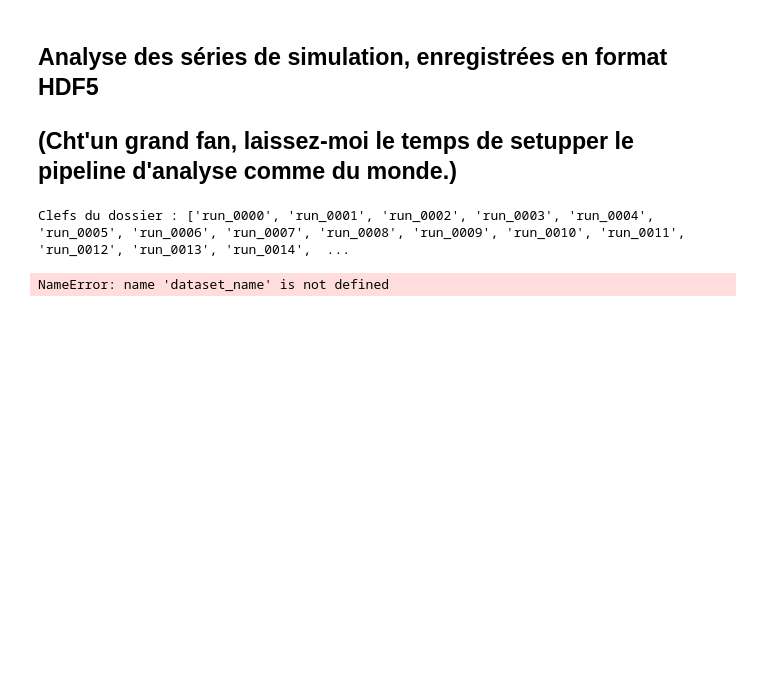
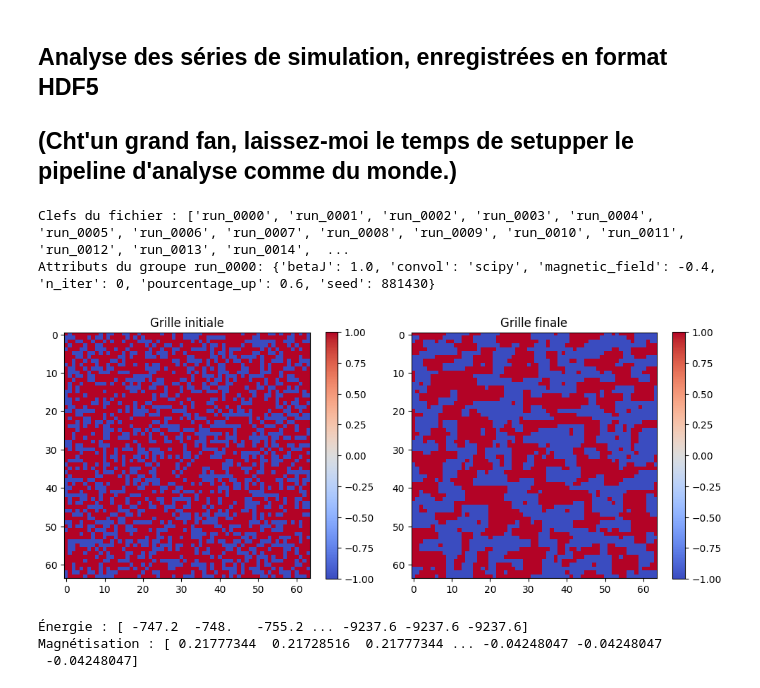
Before and after one commit to arlegare/physnum25, a Jupyter notebook: analyse.ipynb, the cells around one changed output. Saved outputs shown, nothing was run; the diff lists cells and outputs as text; code cells hidden in the pictures; blank space fills up the shorter version.

```diff
--- a/analyse.ipynb
+++ b/analyse.ipynb
@@ -7,12 +8,41 @@ data_folder = "data/" # Ne pas oublier le "/" après. Si en windows, c'est "\"
 ## Analyse des séries de simulation, enregistrées en format HDF5
 ## (Cht'un grand fan, laissez-moi le temps de setupper le pipeline d'analyse comme du monde.)
 # %%
+dataset_name = "run_0000"  # Remplacez par le nom du groupe que vous voulez lire
+
+data= {}
+
 with h5py.File(data_folder + "results.h5", "r") as file:
-    print("Clefs du dossier :", list(file.keys()))
+    print("Clefs du fichier :", list(file.keys()))
 
     if dataset_name in file:
-        data = file[dataset_name][:]
-        print(f"Clefs du jeu de données {dataset_name}:", data.keys())
+        group = file[dataset_name]
+        data= group
+        print(f"Attributs du groupe {dataset_name}:", dict(group.attrs))
+        initial_lattice = group["initial_lattice"][:]
+        final_lattice = group["final_lattice"][:]
+        energy = group["energy"][:]
+        magnetization = group["magnetization"][:]
+
+        plt.figure(figsize=(10, 4))
+        plt.subplot(1, 2, 1)
+        plt.title("Grille initiale")
+        plt.imshow(initial_lattice, cmap="coolwarm", interpolation="nearest")
+        plt.colorbar()
+        plt.subplot(1, 2, 2)
+        plt.title("Grille finale")
+        plt.imshow(final_lattice, cmap="coolwarm", interpolation="nearest")
+        plt.colorbar()
+        plt.tight_layout()
+        plt.show()
+        print("Énergie :", energy)
+        print("Magnétisation :", magnetization)
+    else:
+        print(f"Le groupe {dataset_name} n'existe pas dans le fichier.")
 # %% [output]
-Clefs du dossier : ['run_0000', 'run_0001', 'run_0002', 'run_0003', 'run_0004', 'run_0005', 'run_0006', 'run_0007', 'run_0008', 'run_0009', 'run_0010', 'run_0011', 'run_0012', 'run_0013', 'run_0014',  ...
+Clefs du fichier : ['run_0000', 'run_0001', 'run_0002', 'run_0003', 'run_0004', 'run_0005', 'run_0006', 'run_0007', 'run_0008', 'run_0009', 'run_0010', 'run_0011', 'run_0012', 'run_0013', 'run_0014',  ...
+Attributs du groupe run_0000: {'betaJ': 1.0, 'convol': 'scipy', 'magnetic_field': -0.4, 'n_iter': 0, 'pourcentage_up': 0.6, 'seed': 881430}
+[figure, added]
-NameError: name 'dataset_name' is not defined
+Énergie : [ -747.2  -748.   -755.2 ... -9237.6 -9237.6 -9237.6]
+Magnétisation : [ 0.21777344  0.21728516  0.21777344 ... -0.04248047 -0.04248047
+ -0.04248047]
```
Also changed, not shown: parts of 1 cell of this notebook, 3 other files.
